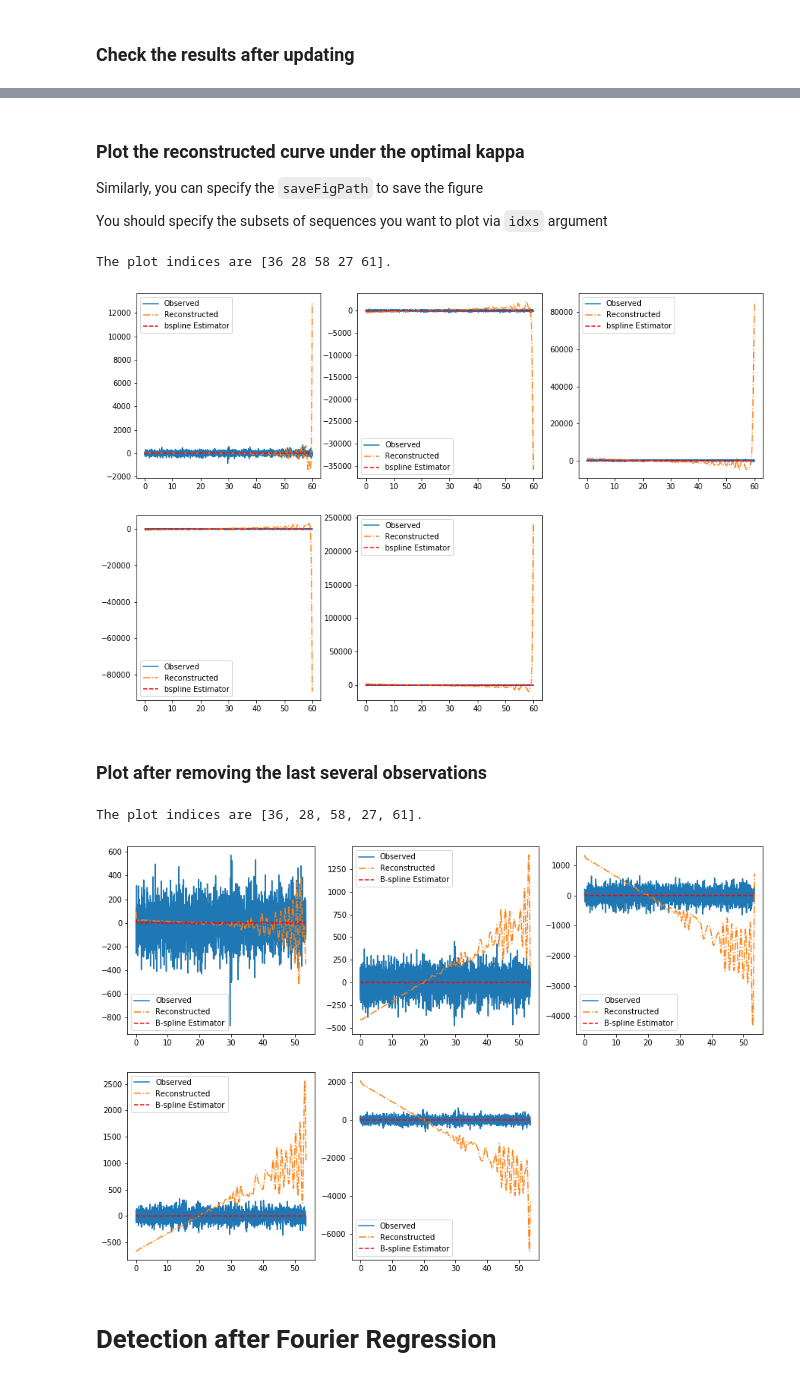
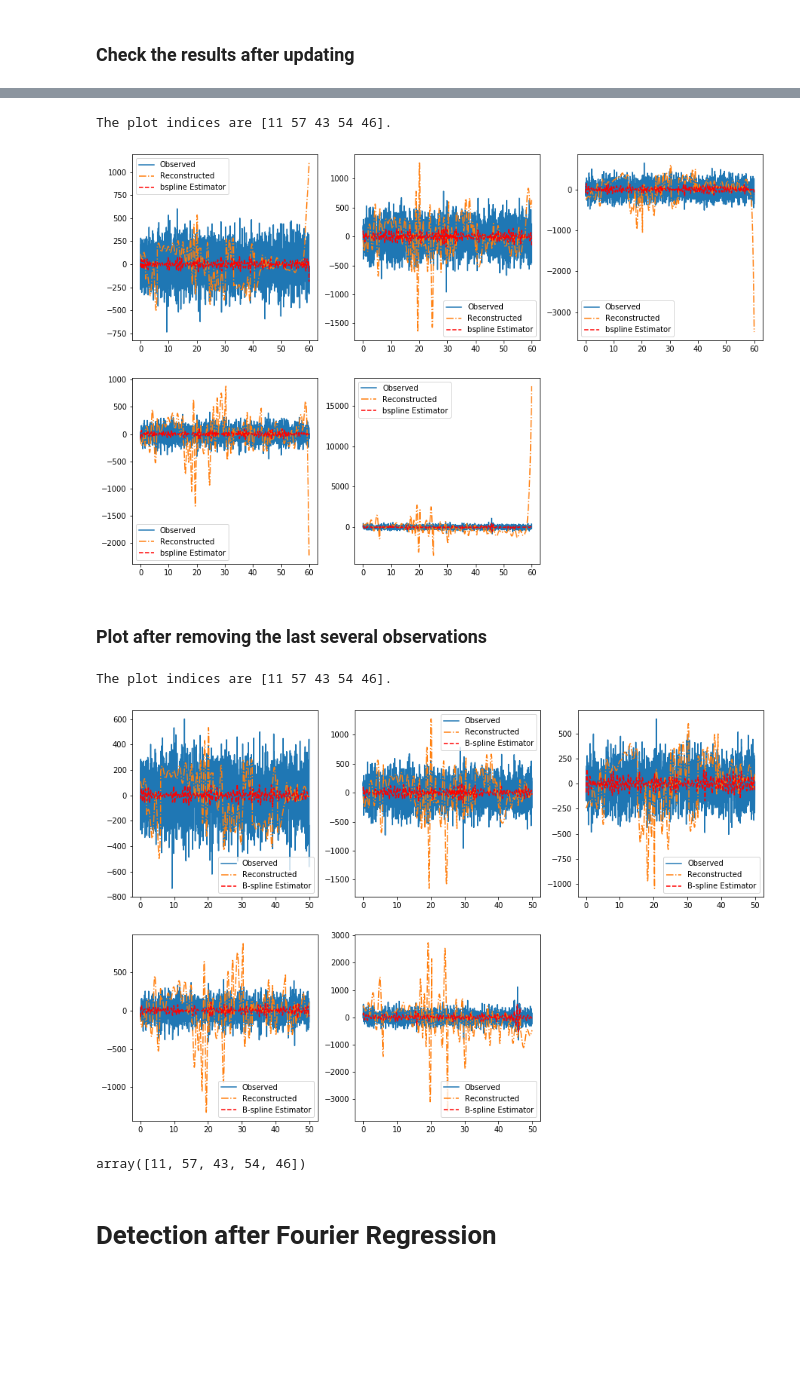
Before and after one commit to JINhuaqing/TVDN-simu, a Jupyter notebook: realdata/MEG1HPF.ipynb, the cells around one changed output, grey strips where cells are left out. Saved outputs shown, nothing was run; the diff lists cells and outputs as text; code cells hidden in the pictures; blank space fills up the shorter version.

```diff
--- a/realdata/MEG1HPF.ipynb
+++ b/realdata/MEG1HPF.ipynb
@@ -77,7 +346,8 @@ MEG = MEG["Y"]
 # %% [markdown]
 # 1. Dection after B-spline
 # %%
-MEGBspDet = TVDNDetect1(Ymat=MEG, saveDir=None, dataType="MEG", fName="subj1_filetered_full", r=6, kappa=2.65, freq=60, lamb=1e-6)
+MEGBspDet = TVDNDetect1(Ymat=MEG, ReconXmat=ReconXmatNew, saveDir=None, dataType="MEG",
+                        fName="subj1_filetered_full", r=6, kappa=2.65, freq=60, lamb=0)
 # %% [output]
 The parameters for detection are:
 {'Lmin': 60,
@@ -166,21 +443,16 @@ print(MEGBspDet)
-# %% [markdown]
-### Plot the reconstructed curve under the optimal kappa
-
- Similarly, you can specify the `saveFigPath` to save the figure
-
- You should specify the subsets of sequences you want to plot via `idxs` argument
 # %%
-MEGBspDet.PlotRecCurve(is_smoothCurve=1, saveFigPath=None)
+idxs = MEGBspDet.PlotRecCurve(is_smoothCurve=1, saveFigPath=None)
 # %% [output]
-The plot indices are [36 28 58 27 61].
+The plot indices are [11 57 43 54 46].
-[figure, old version]
+[figure, new version]
 # %% [markdown]
 ### Plot after removing the last several observations
 # %%
-MEGBspDet.PlotRecCurve1(idxs=[36, 28, 58, 27, 61], is_bsp=1, saveFigPath=None)
+MEGBspDet.PlotRecCurve1(idxs=idxs, is_bsp=1, saveFigPath=None, numP=2800)
 # %% [output]
-The plot indices are [36, 28, 58, 27, 61].
+The plot indices are [11 57 43 54 46].
-[figure, old version]
+[figure, new version]
+array([11, 57, 43, 54, 46])
 # %% [markdown]
 # Detection after Fourier Regression
 # %%
```
Also changed, not shown: parts of 31 cells of this notebook, 3 other files.
